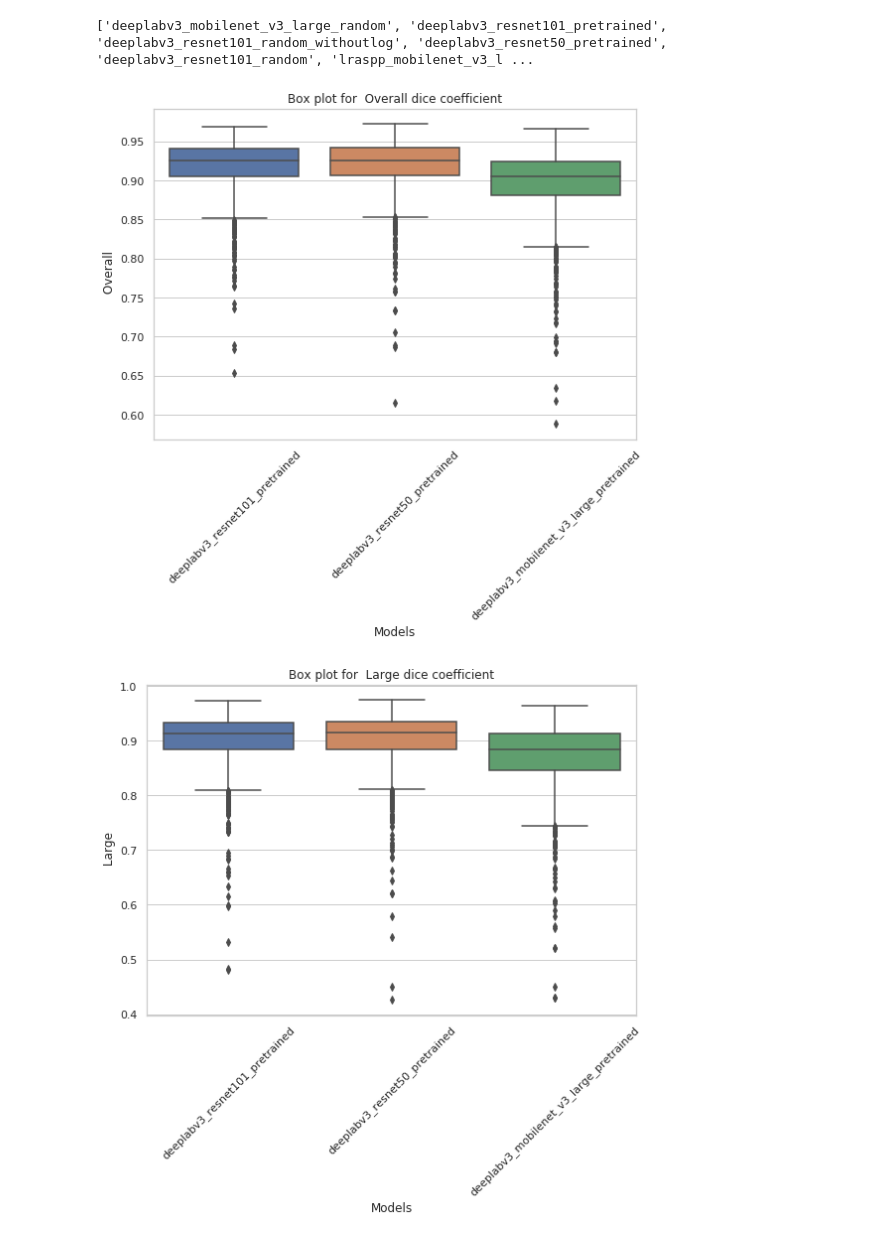
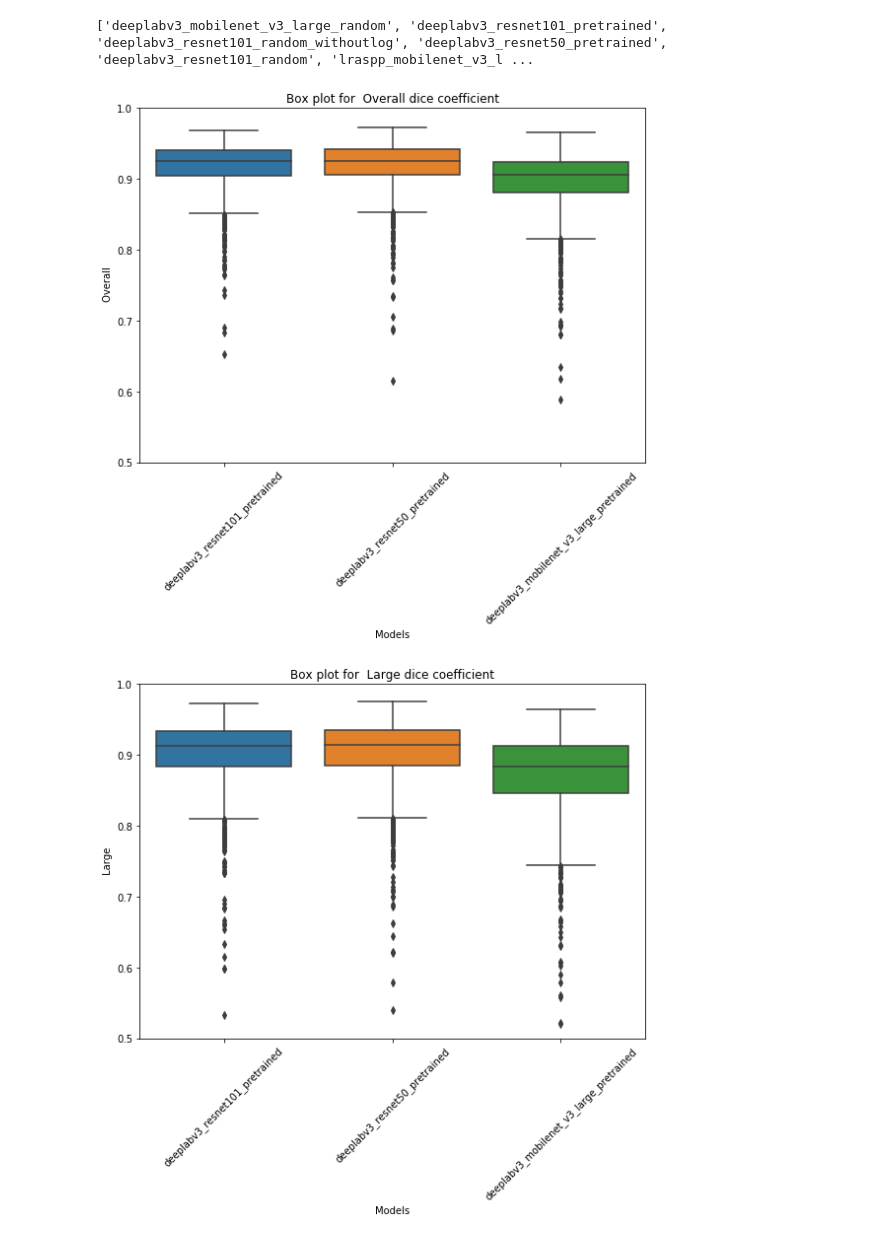
Before and after one commit to appari/Echocardiogram-video-segmentation, a Jupyter notebook: scripts/mayo_scripts/plot_test.ipynb, the cells around one changed output. Cells and saved outputs as stored; diff of their text form; code cells hidden in the pictures.

```diff
--- a/scripts/mayo_scripts/plot_test.ipynb
+++ b/scripts/mayo_scripts/plot_test.ipynb
@@ -4,7 +4,7 @@ import matplotlib.pyplot as plt
 import seaborn as sns
 import os
 # %%
-output_path = "../../output"
+output_path = "../../../output"
 
 seg_output_path = os.path.join(output_path, 'segmentation')
 
@@ -16,32 +16,47 @@ print(trained_models)
 import os
 import pandas as pd
 import seaborn as sns
 import matplotlib.pyplot as plt
 
 def create_box_plot(data, x_label, y_label, title, save_filename):
     plt.figure(figsize=(8, 8))
     sns.boxplot(x=data.index.get_level_values(0), y=data)
+    plt.ylim(y_limits)
     plt.xticks(rotation=45)
     plt.xlabel(x_label)
     plt.ylabel(y_label)
     plt.title(title)
     plt.tight_layout()
     plt.savefig(save_filename)
     plt.show()
 
 # Your code to read and combine dataframes goes here
+testFilePaths = [os.path.join(os.path.join(seg_output_path, modelname), 'test_dice.csv') for modelname in trained_models]
+dataframes = []
+file_names = []
 
+# Read data from CSV files and store them in dataframes
+for csv_file_path in testFilePaths:
+    if os.path.exists(csv_file_path):
+        dataframe = pd.read_csv(csv_file_path)
+        dataframes.append(dataframe)
+        file_names.append(os.path.basename(os.path.dirname(csv_file_path)))
+
+# Combine all dataframes into a single dataframe
+combined_dataframe = pd.concat(dataframes, keys=file_names)
 # Get column names from the dataframe
 column_names = combined_dataframe.columns
+
+y_limits = (0.5, 1.0)  # Set the desired y-axis limits
 
 for idx, column_name in enumerate(column_names[1:4], start=1):  # Start from index 1 to exclude the first column
     create_box_plot(
         data=combined_dataframe[column_name],
         x_label='Models',
         y_label=column_name,
         title=f'Box plot for {column_name} dice coefficient',
         save_filename=f'./box_plot_col{column_name}.png'
     )
 # %% [output]
-[figure, old version]
+[figure, new version]
-[figure, old version]
+[figure, new version]
```
Also changed, not shown: parts of 1 cell of this notebook, 5 other files.
